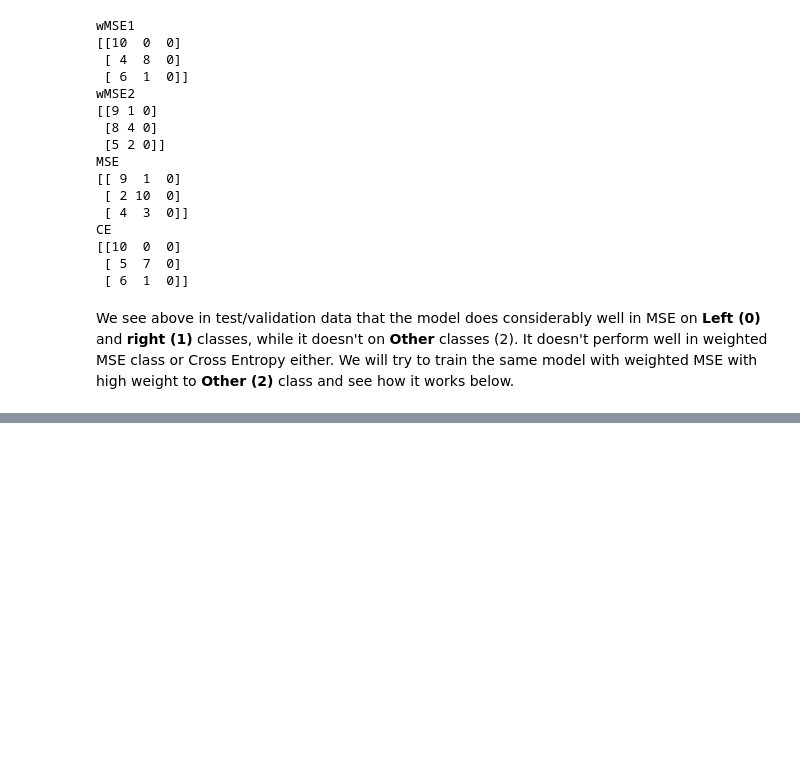
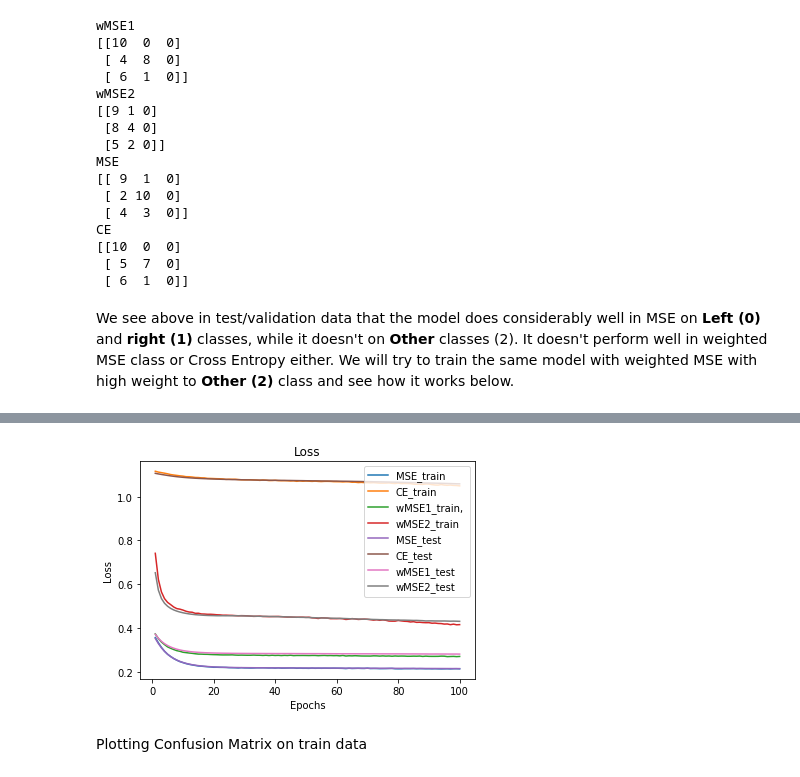
Before and after one commit to dumbPy/SceneR2, a Jupyter notebook: Notebooks/CSV_Model.ipynb, the cells around one changed output, grey strips where cells are left out. Saved outputs shown, nothing was run; the diff lists cells and outputs as text; code cells hidden in the pictures; blank space fills up the shorter version.

```diff
--- a/Notebooks/CSV_Model.ipynb
+++ b/Notebooks/CSV_Model.ipynb
@@ -205,0 +237,20 @@ wMSE_1:1:10
+# %%
+trainLoader=torch.utils.data.DataLoader([(x,y) for i,(x,y) in enumerate(full_data) if not i in testFiles])
+testLoader=torch.utils.data.DataLoader([(x,y) for i,(x,y) in enumerate(full_data) if i in testFiles])
+# %%
+learner_3=ParallelLearner([
+                ModelLearner(CSVmodel(input_size=16, hidden_size=20),
+                             lr=0.001, loss_fn=torch.nn.MSELoss,
+                             optim=torch.optim.SGD, modelName='CSVModel_full_data_1' ),
+                ModelLearner(CSVmodel(input_size=16, hidden_size=20),
+                             lr=0.001, loss_fn=torch.nn.CrossEntropyLoss,
+                             optim=torch.optim.SGD, modelName='CSVModel_full_data_2' ),
+                ModelLearner(CSVmodel(input_size=16, hidden_size=20),
+                              lr=0.001, loss_fn=partial(weightedMSE, [1,1,2]),
+                              optim=torch.optim.SGD, modelName='CSVModel_full_data_3' ),
+                ModelLearner(CSVmodel(input_size=16, hidden_size=20),
+                             lr=0.001, loss_fn=partial(weightedMSE, [1,1,5]),
+                             optim=torch.optim.SGD, modelName='CSVModel_full_data_4' )],
+        epochs=100, trainLoader=trainLoader, printEvery=102, validLoader=testLoader)
+# %%
+learner_3.train(epochs=100)
@@ -205,0 +259,6 @@ wMSE_1:1:10
+# %%
+learner_3.plotLoss("Loss", ["MSE_train", "CE_train", "wMSE1_train, ","wMSE2_train"], ["MSE_test", "CE_test", "wMSE1_test", "wMSE2_test"])
+# %% [output]
+[figure, added]
+# %% [markdown]
+Plotting Confusion Matrix on train data
```
Also changed, not shown: parts of 19 cells of this notebook.
